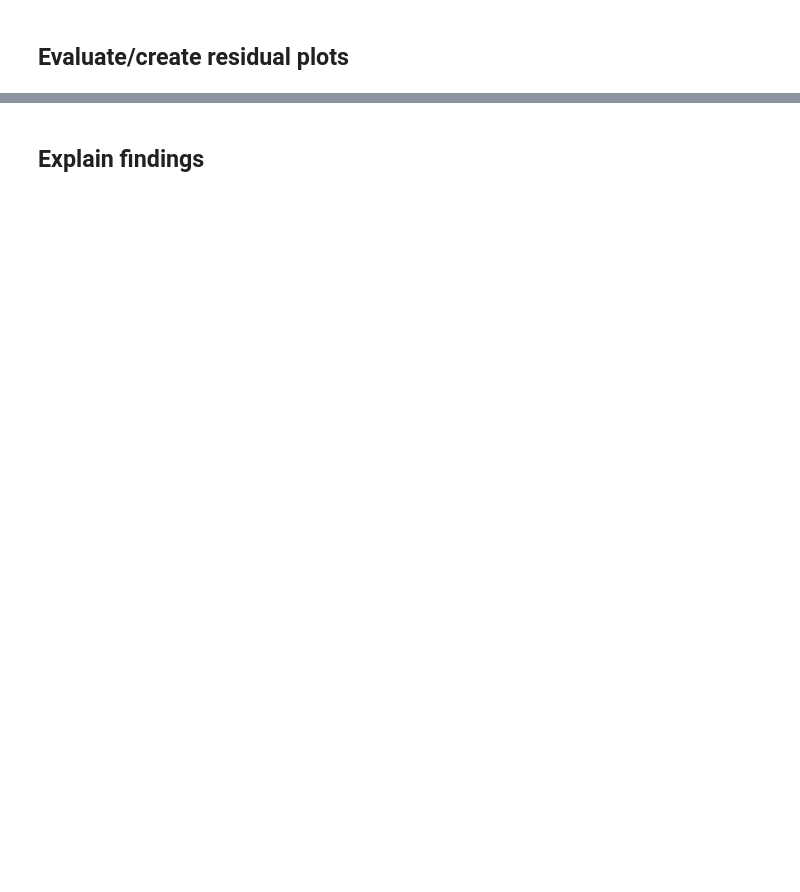
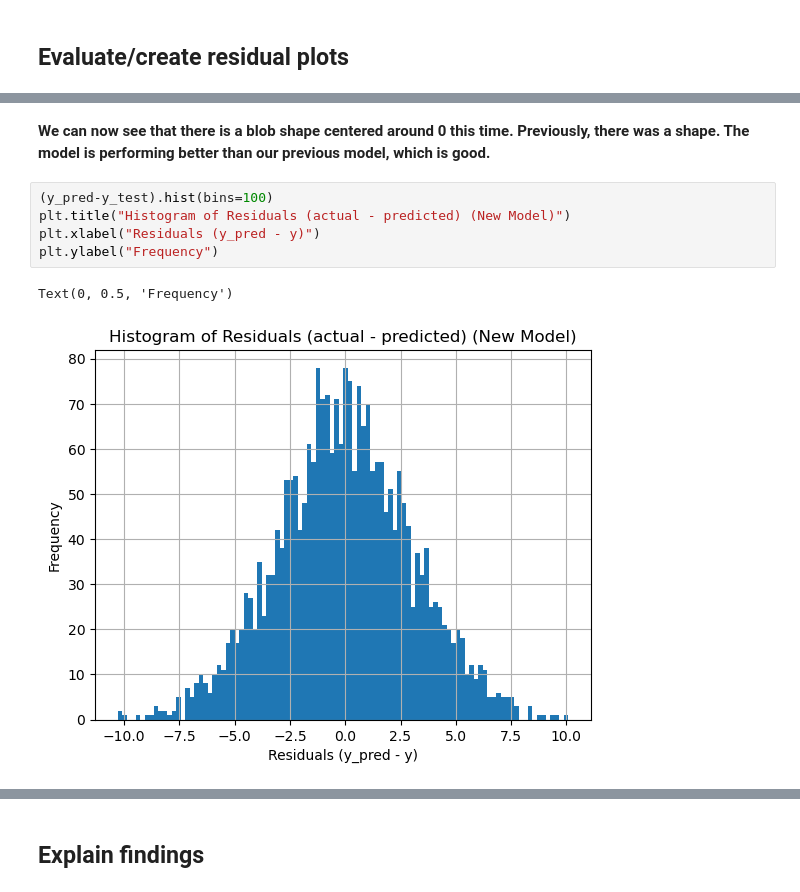
Before and after one commit to SujanNeupane42/DS602, a Jupyter notebook: week04/week4 - regression homework1.ipynb, the cells around one changed output, grey strips where cells are left out. Drawn from its saved outputs; the diff is of its cells as text; blank space fills up the shorter version.

```diff
--- a/week04/week4 - regression homework1.ipynb
+++ b/week04/week4 - regression homework1.ipynb
@@ -459,0 +499,10 @@ y_pred = modeling_pipeline.predict(X_test)
+# %% [markdown]
+<b> We can now see that there is a blob shape centered around 0 this time. Previously, there was a shape. The model is performing better than our previous model, which is good.
+# %%
+(y_pred-y_test).hist(bins=100)
+plt.title("Histogram of Residuals (actual - predicted) (New Model)")
+plt.xlabel("Residuals (y_pred - y)")
+plt.ylabel("Frequency")
+# %% [output]
+Text(0, 0.5, 'Frequency')
+[figure, added]
```
Also changed, not shown: parts of 36 cells of this notebook.
